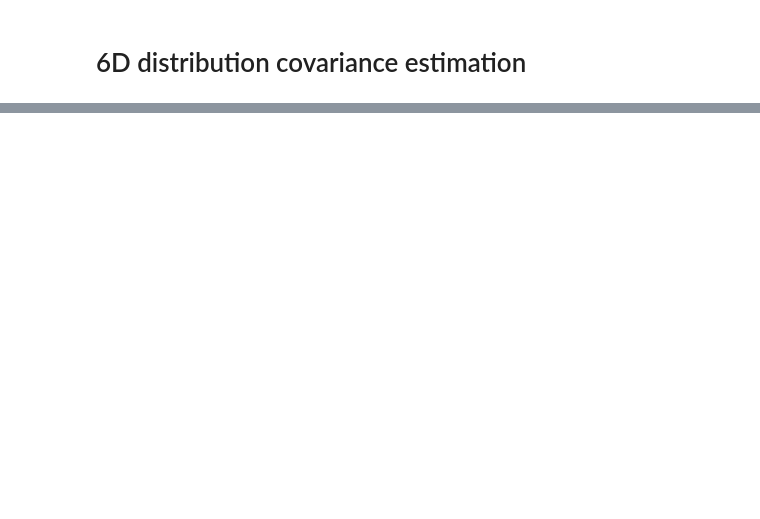
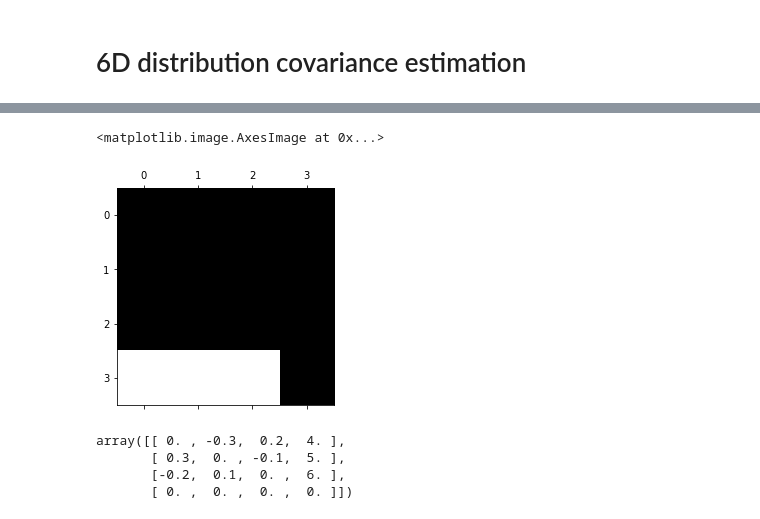
Before and after one commit to nosmokingsurfer/mrob_sandbox, a Jupyter notebook: truncated monte carlo.ipynb, the cells around one changed output, grey strips where cells are left out. Saved outputs shown, nothing was run; the diff lists cells and outputs as text; code cells hidden in the pictures; blank space fills up the shorter version.

```diff
--- a/truncated monte carlo.ipynb
+++ b/truncated monte carlo.ipynb
@@ -186,0 +283,12 @@ np.linalg.norm(covariance - covariance_1)
+# %%
+plt.spy(T.T())
+# %% [output]
+<matplotlib.image.AxesImage at 0x...>
+[figure, added]
+# %%
+mrob.geometry.hat6(xi)
+# %% [output]
+array([[ 0. , -0.3,  0.2,  4. ],
+       [ 0.3,  0. , -0.1,  5. ],
+       [-0.2,  0.1,  0. ,  6. ],
+       [ 0. ,  0. ,  0. ,  0. ]])
```
Also changed, not shown: parts of 15 cells of this notebook.
